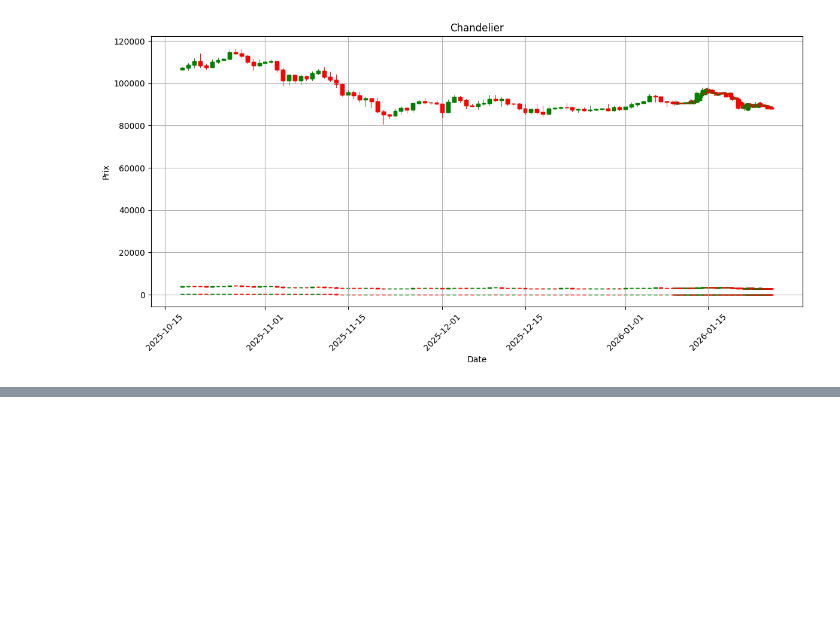
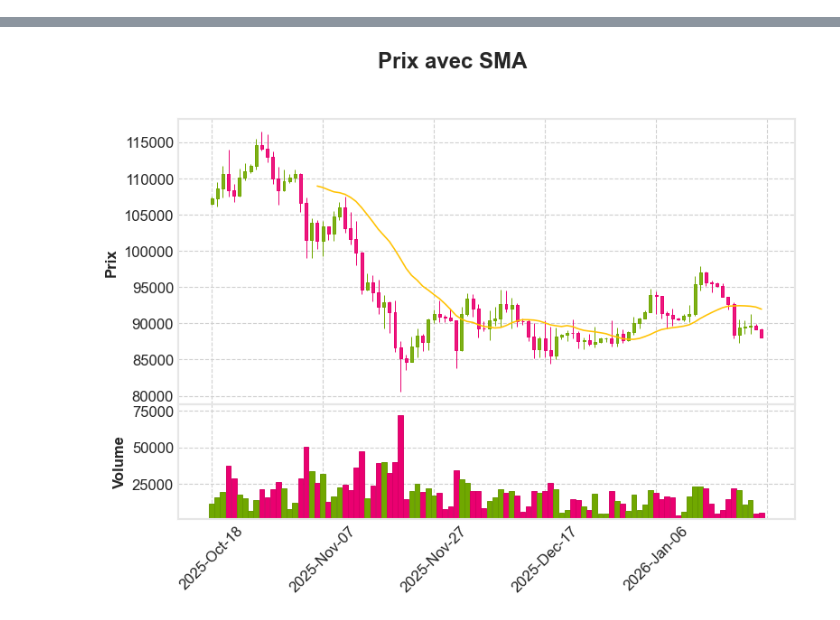
Before and after one commit to Marivel75/_Crypto_Bot, a Jupyter notebook: ntbk_test_analytics.ipynb, the cells around one changed output, grey strips where cells are left out. Cells and saved outputs as stored; diff of their text form; code cells hidden in the pictures; blank space fills up the shorter version.

```diff
--- a/ntbk_test_analytics.ipynb
+++ b/ntbk_test_analytics.ipynb
@@ -69,4 +51,0 @@ plot_ohlcv_data(ohlcv_data)
-# %%
-from src.analytics.indicators import calculate_sma
-
-sma_serie = calculate_sma(ohlcv_data)
@@ -78,6 +52,3 @@ plot_sma(ohlcv_data, sma_serie, 20)
-# %%
-from src.analytics.visualization import plot_candlestick
-
-plot_candlestick(ohlcv_data)
-# %% [output]
-[figure, removed]
+# %%
+plot_manager.plot_with_sma(btc_data, sma_serie)
+# %% [output]
@@ -83,0 +56 @@ plot_candlestick(ohlcv_data)
+[figure, added]
```
Also changed, not shown: parts of 7 cells of this notebook, 6 other files.
